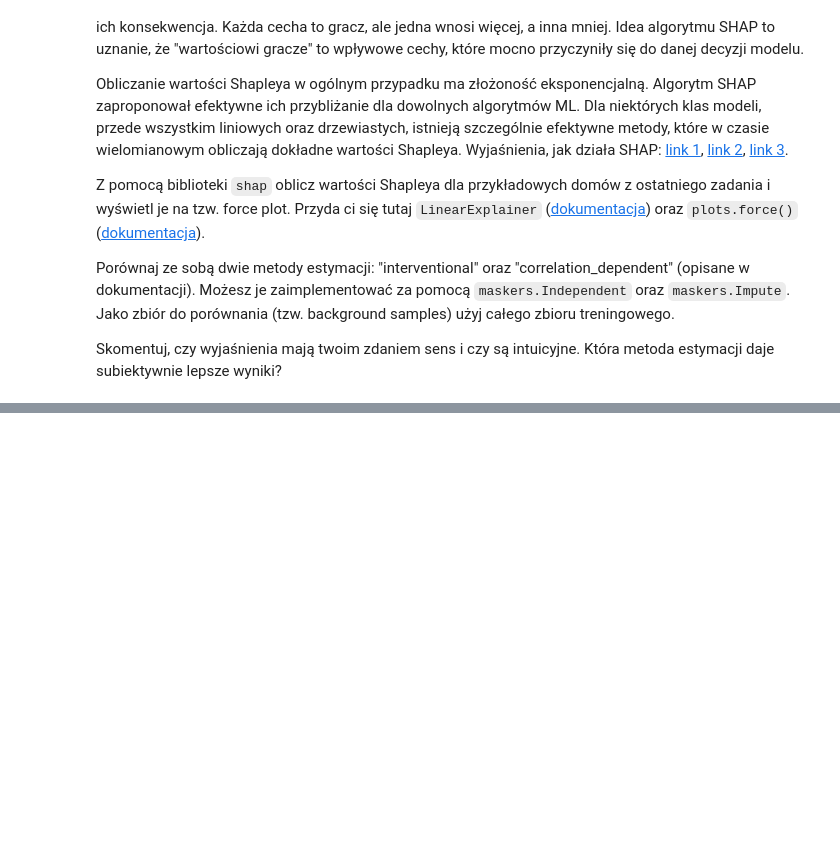
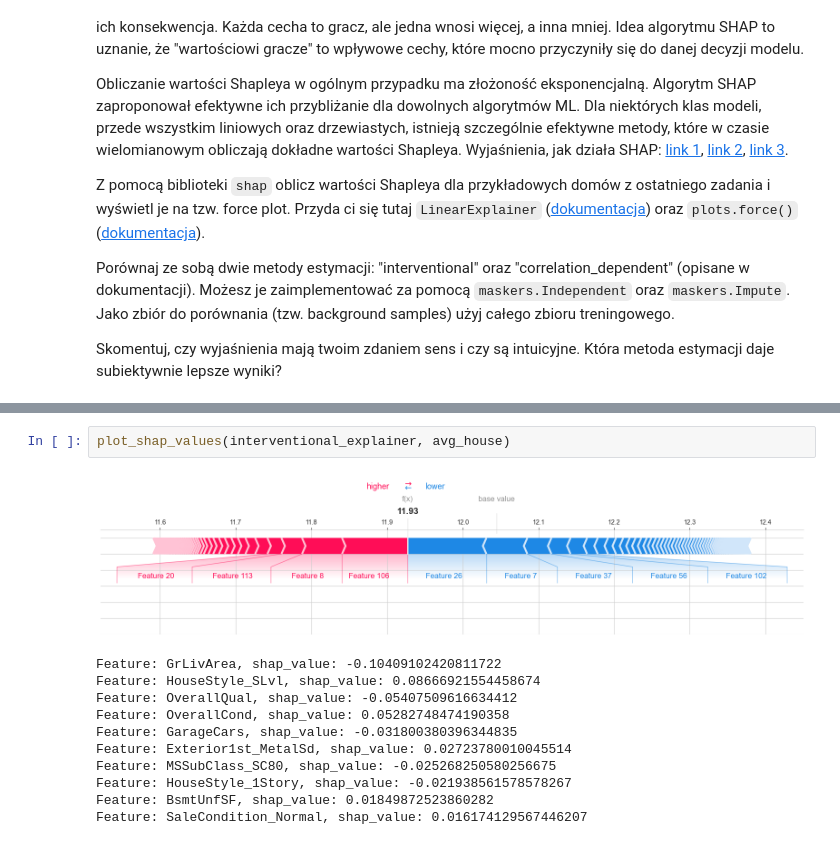
Before and after one commit to Spontaniczny/basics-of-machine-learning, a Jupyter notebook: lab1/notebook.ipynb, the cells around one changed output, grey strips where cells are left out. Cells and saved outputs as stored; diff of their text form; blank space fills up the shorter version.

```diff
--- a/lab1/notebook.ipynb
+++ b/lab1/notebook.ipynb
@@ -941,0 +1033,14 @@ Skomentuj, czy wyjaśnienia mają twoim zdaniem sens i czy są intuicyjne. Któr
+# %%
+plot_shap_values(interventional_explainer, avg_house)
+# %% [output]
+[figure, added]
+Feature: GrLivArea, shap_value: -0.10409102420811722
+Feature: HouseStyle_SLvl, shap_value: 0.08666921554458674
+Feature: OverallQual, shap_value: -0.05407509616634412
+Feature: OverallCond, shap_value: 0.05282748474190358
+Feature: GarageCars, shap_value: -0.031800380396344835
+Feature: Exterior1st_MetalSd, shap_value: 0.02723780010045514
+Feature: MSSubClass_SC80, shap_value: -0.025268250580256675
+Feature: HouseStyle_1Story, shap_value: -0.021938561578578267
+Feature: BsmtUnfSF, shap_value: 0.01849872523860282
+Feature: SaleCondition_Normal, shap_value: 0.016174129567446207
```
Also changed, not shown: parts of 19 cells of this notebook.
